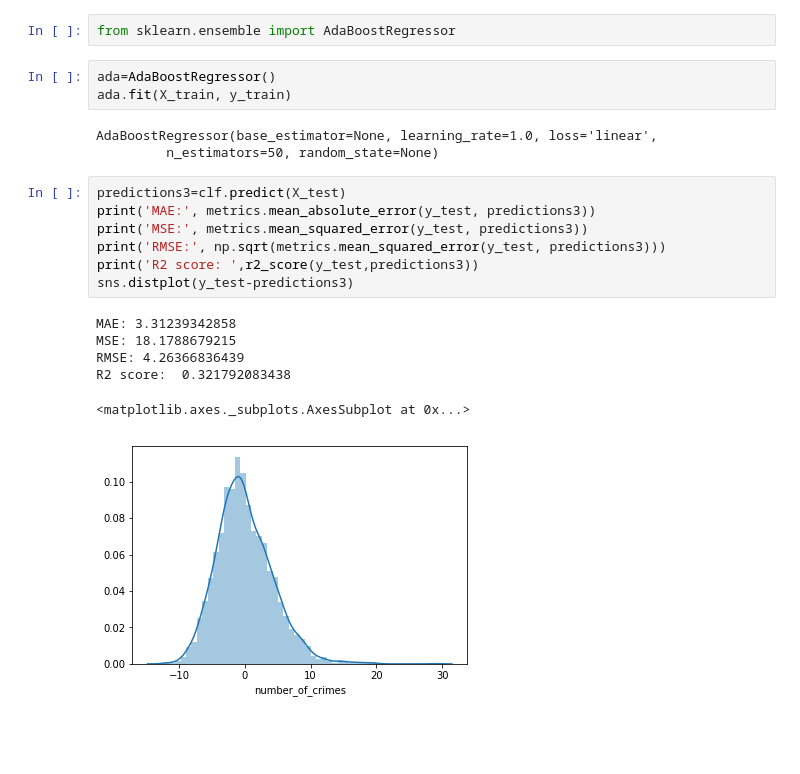
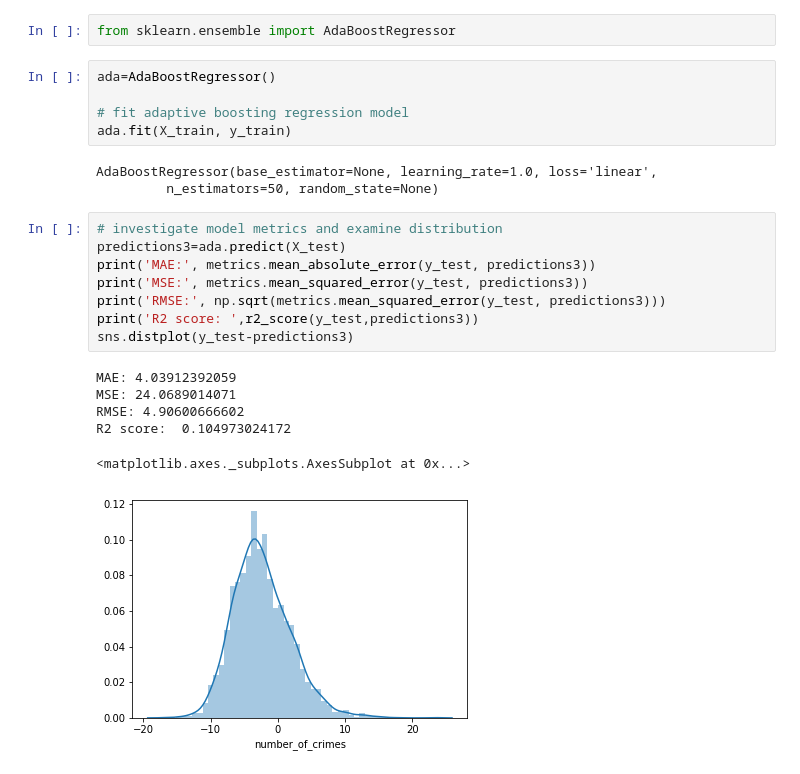
Before and after one commit to michaeljoyce217/Galvanize_DSI_Capstone_Project, a Jupyter notebook: Notebooks/central_business_district_all_years.ipynb, the cells around one changed output. Cells and saved outputs as stored; diff of their text form; blank space fills up the shorter version.

```diff
--- a/Notebooks/central_business_district_all_years.ipynb
+++ b/Notebooks/central_business_district_all_years.ipynb
@@ -411,21 +420,24 @@ R2 score:  0.287357032386
 from sklearn.ensemble import AdaBoostRegressor
 # %%
 ada=AdaBoostRegressor()
+
+# fit adaptive boosting regression model
 ada.fit(X_train, y_train)
 # %% [output]
 AdaBoostRegressor(base_estimator=None, learning_rate=1.0, loss='linear',
          n_estimators=50, random_state=None)
 # %%
-predictions3=clf.predict(X_test)
+# investigate model metrics and examine distribution
+predictions3=ada.predict(X_test)
 print('MAE:', metrics.mean_absolute_error(y_test, predictions3))
 print('MSE:', metrics.mean_squared_error(y_test, predictions3))
 print('RMSE:', np.sqrt(metrics.mean_squared_error(y_test, predictions3)))
 print('R2 score: ',r2_score(y_test,predictions3))
 sns.distplot(y_test-predictions3)
 # %% [output]
-MAE: 3.31239342858
-MSE: 18.1788679215
-RMSE: 4.26366836439
-R2 score:  0.321792083438
+MAE: 4.03912392059
+MSE: 24.0689014071
+RMSE: 4.90600666602
+R2 score:  0.104973024172
 <matplotlib.axes._subplots.AxesSubplot at 0x...>
-[figure, old version]
+[figure, new version]
```
Also changed, not shown: parts of 23 cells of this notebook, 7 other files.
